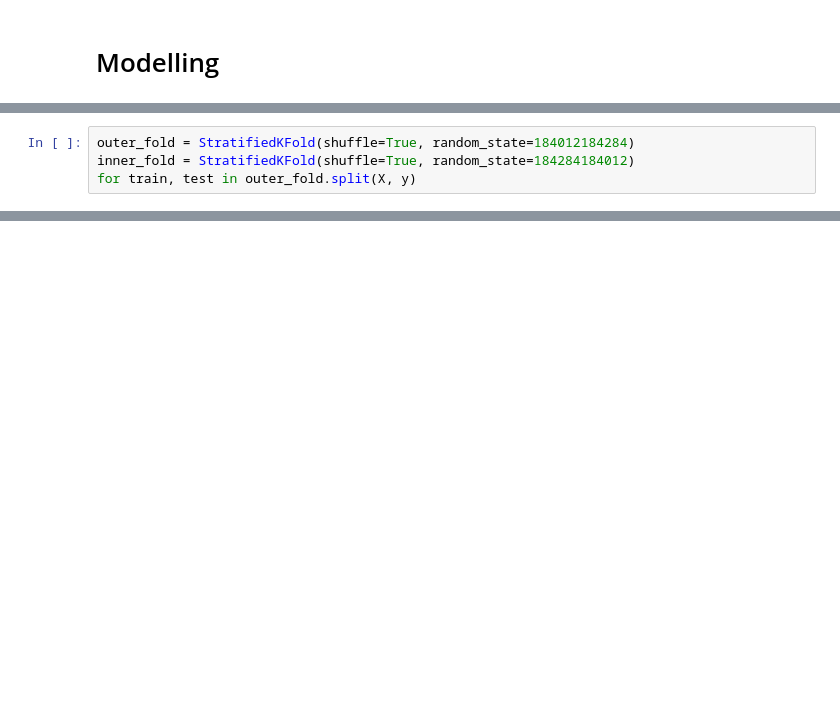
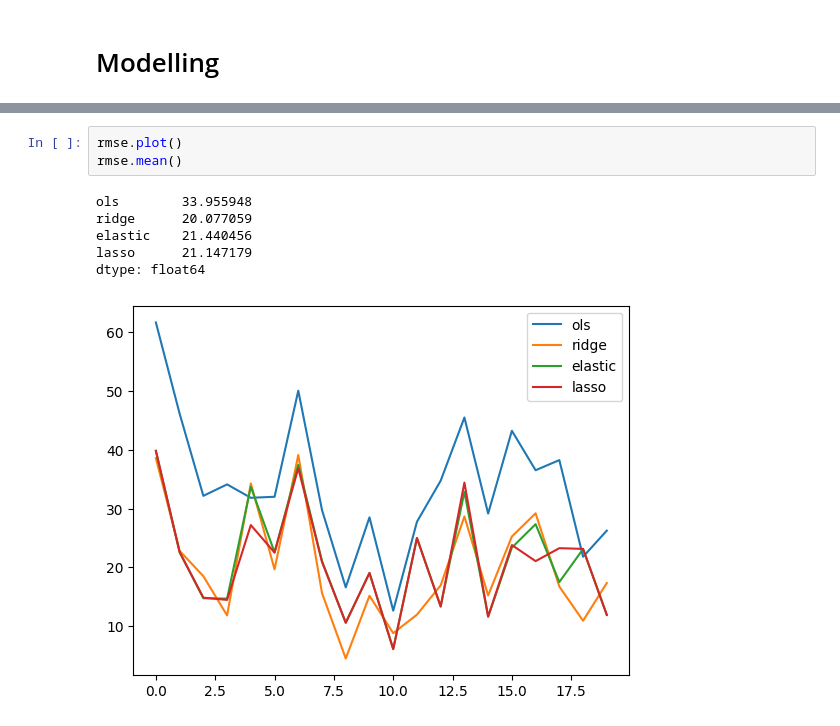
Before and after one commit to s184012/CompDataAss1, a Jupyter notebook: impute_data.ipynb, the cells around one changed output, grey strips where cells are left out. Drawn from its saved outputs; the diff is of its cells as text; blank space fills up the shorter version.

```diff
--- a/impute_data.ipynb
+++ b/impute_data.ipynb
@@ -216,4 +200,0 @@ pca_ols = Pipeline([
-# %%
-outer_fold = StratifiedKFold(shuffle=True, random_state=184012184284)
-inner_fold = StratifiedKFold(shuffle=True, random_state=184284184012)
-for train, test in outer_fold.split(X, y)
@@ -219,0 +350,10 @@ for train, test in outer_fold.split(X, y)
+# %%
+rmse.plot()
+rmse.mean()
+# %% [output]
+ols        33.955948
+ridge      20.077059
+elastic    21.440456
+lasso      21.147179
+dtype: float64
+[figure, added]
```
Also changed, not shown: parts of 12 cells of this notebook, 12 other files.
